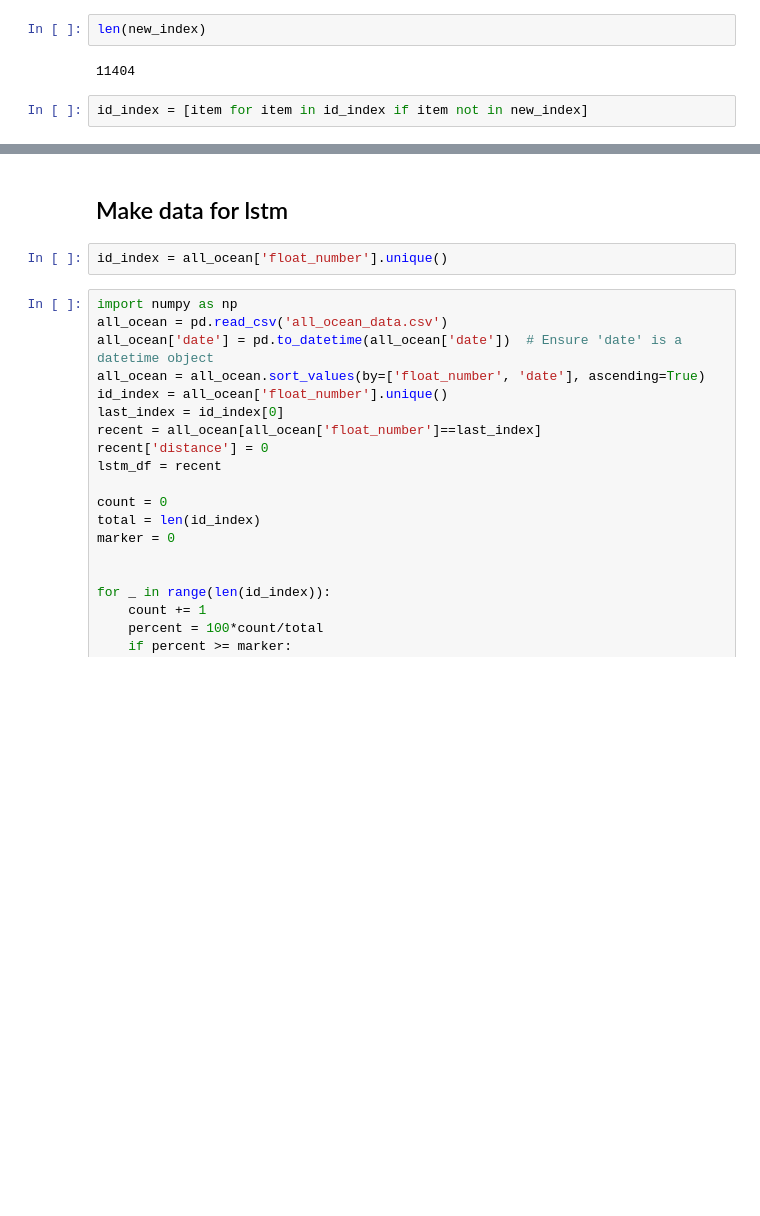
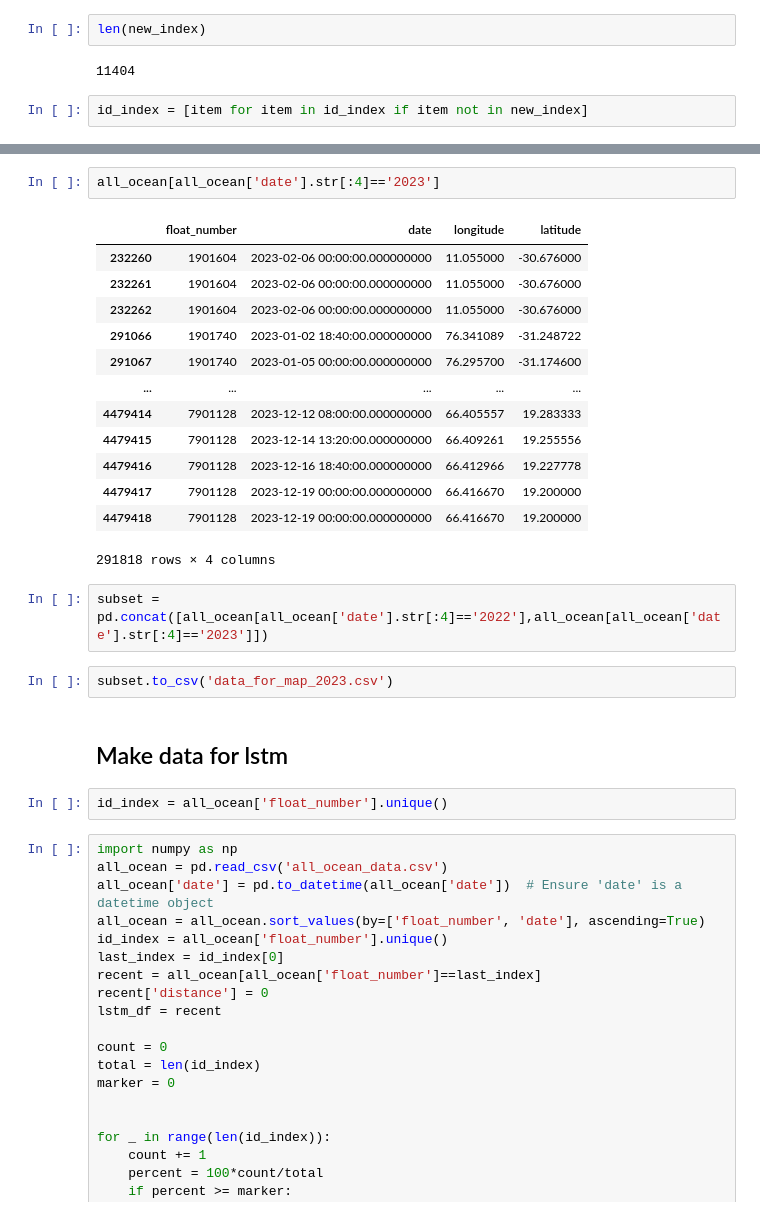
Before and after one commit to JonPGallegos/ocean_climate, a Jupyter notebook: ocean_climate.ipynb, the cells around one changed output, grey strips where cells are left out. Saved outputs shown, nothing was run; the diff lists cells and outputs as text; blank space fills up the shorter version.

```diff
--- a/ocean_climate.ipynb
+++ b/ocean_climate.ipynb
@@ -243,3 +261,23 @@ id_index = [item for item in id_index if item not in new_index]
+# %%
+all_ocean[all_ocean['date'].str[:4]=='2023']
+# %% [output]
+|  | float_number | date | longitude | latitude |
+| 232260 | 1901604 | 2023-02-06 00:00:00.000000000 | 11.055000 | -30.676000 |
+| 232261 | 1901604 | 2023-02-06 00:00:00.000000000 | 11.055000 | -30.676000 |
+| 232262 | 1901604 | 2023-02-06 00:00:00.000000000 | 11.055000 | -30.676000 |
+| 291066 | 1901740 | 2023-01-02 18:40:00.000000000 | 76.341089 | -31.248722 |
+| 291067 | 1901740 | 2023-01-05 00:00:00.000000000 | 76.295700 | -31.174600 |
+| ... | ... | ... | ... | ... |
+| 4479414 | 7901128 | 2023-12-12 08:00:00.000000000 | 66.405557 | 19.283333 |
+| 4479415 | 7901128 | 2023-12-14 13:20:00.000000000 | 66.409261 | 19.255556 |
+| 4479416 | 7901128 | 2023-12-16 18:40:00.000000000 | 66.412966 | 19.227778 |
+| 4479417 | 7901128 | 2023-12-19 00:00:00.000000000 | 66.416670 | 19.200000 |
+| 4479418 | 7901128 | 2023-12-19 00:00:00.000000000 | 66.416670 | 19.200000 |
+291818 rows × 4 columns
+# %%
+subset = pd.concat([all_ocean[all_ocean['date'].str[:4]=='2022'],all_ocean[all_ocean['date'].str[:4]=='2023']])
+# %%
+subset.to_csv('data_for_map_2023.csv')
 # %% [markdown]
 ## Make data for lstm
 # %%
```
Also changed, not shown: parts of 2 cells of this notebook, 2 other files.
